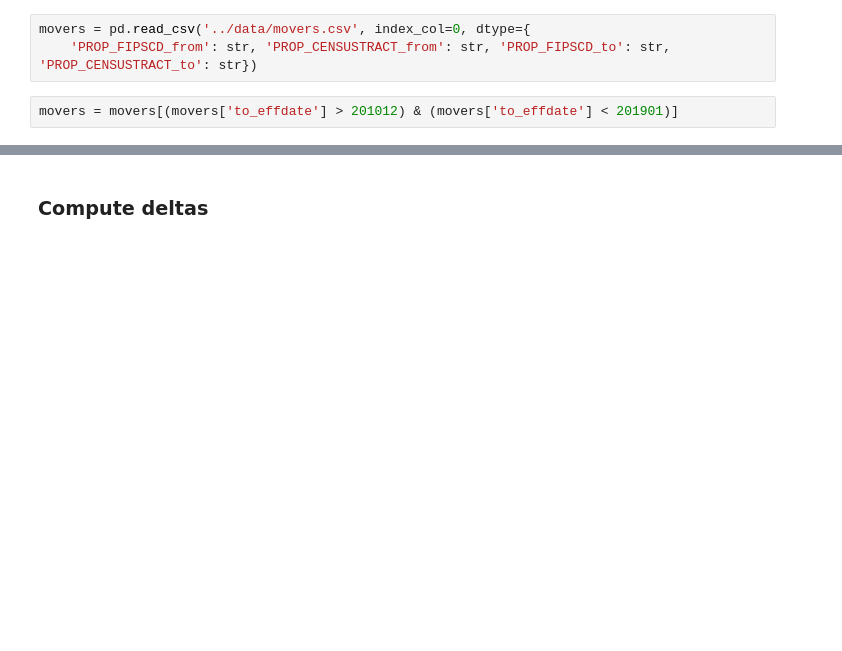
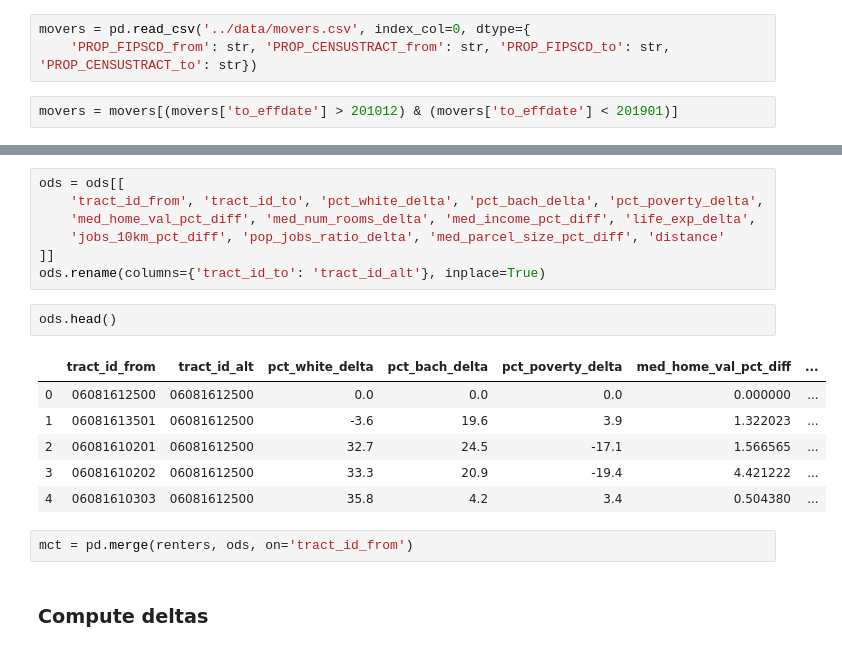
Before and after one commit to mxndrwgrdnr/infutor_wip, a Jupyter notebook: notebooks/relocation_amenity_deltas.ipynb, the cells around one changed output, grey strips where cells are left out. Cells and saved outputs as stored; diff of their text form; blank space fills up the shorter version.

```diff
--- a/notebooks/relocation_amenity_deltas.ipynb
+++ b/notebooks/relocation_amenity_deltas.ipynb
@@ -129,3 +271,21 @@ movers = pd.merge(movers, land_use, left_on='tract_id_to', right_on='tract_id',
+# %%
+ods = ods[[
+    'tract_id_from', 'tract_id_to', 'pct_white_delta', 'pct_bach_delta', 'pct_poverty_delta',
+    'med_home_val_pct_diff', 'med_num_rooms_delta', 'med_income_pct_diff', 'life_exp_delta',
+    'jobs_10km_pct_diff', 'pop_jobs_ratio_delta', 'med_parcel_size_pct_diff', 'distance'
+]]
+ods.rename(columns={'tract_id_to': 'tract_id_alt'}, inplace=True)
+# %%
+ods.head()
+# %% [output]
+|  | tract_id_from | tract_id_alt | pct_white_delta | pct_bach_delta | pct_poverty_delta | med_home_val_pct_diff | ... |
+| 0 | 06081612500 | 06081612500 | 0.0 | 0.0 | 0.0 | 0.000000 | ... |
+| 1 | 06081613501 | 06081612500 | -3.6 | 19.6 | 3.9 | 1.322023 | ... |
+| 2 | 06081610201 | 06081612500 | 32.7 | 24.5 | -17.1 | 1.566565 | ... |
+| 3 | 06081610202 | 06081612500 | 33.3 | 20.9 | -19.4 | 4.421222 | ... |
+| 4 | 06081610303 | 06081612500 | 35.8 | 4.2 | 3.4 | 0.504380 | ... |
+# %%
+mct = pd.merge(renters, ods, on='tract_id_from')
 # %% [markdown]
 ### Compute deltas
 # %% [markdown]
```
Also changed, not shown: parts of 32 cells of this notebook.
